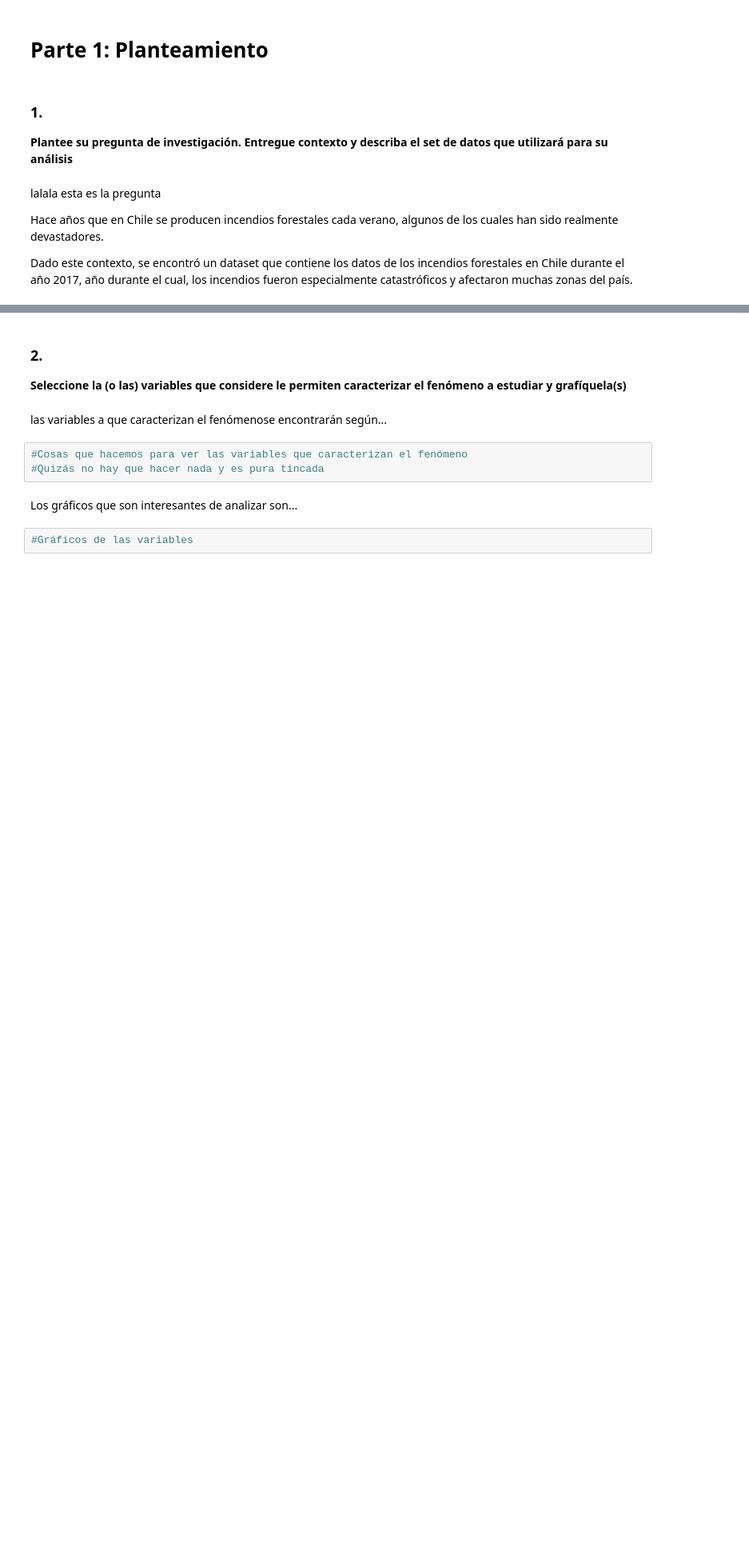
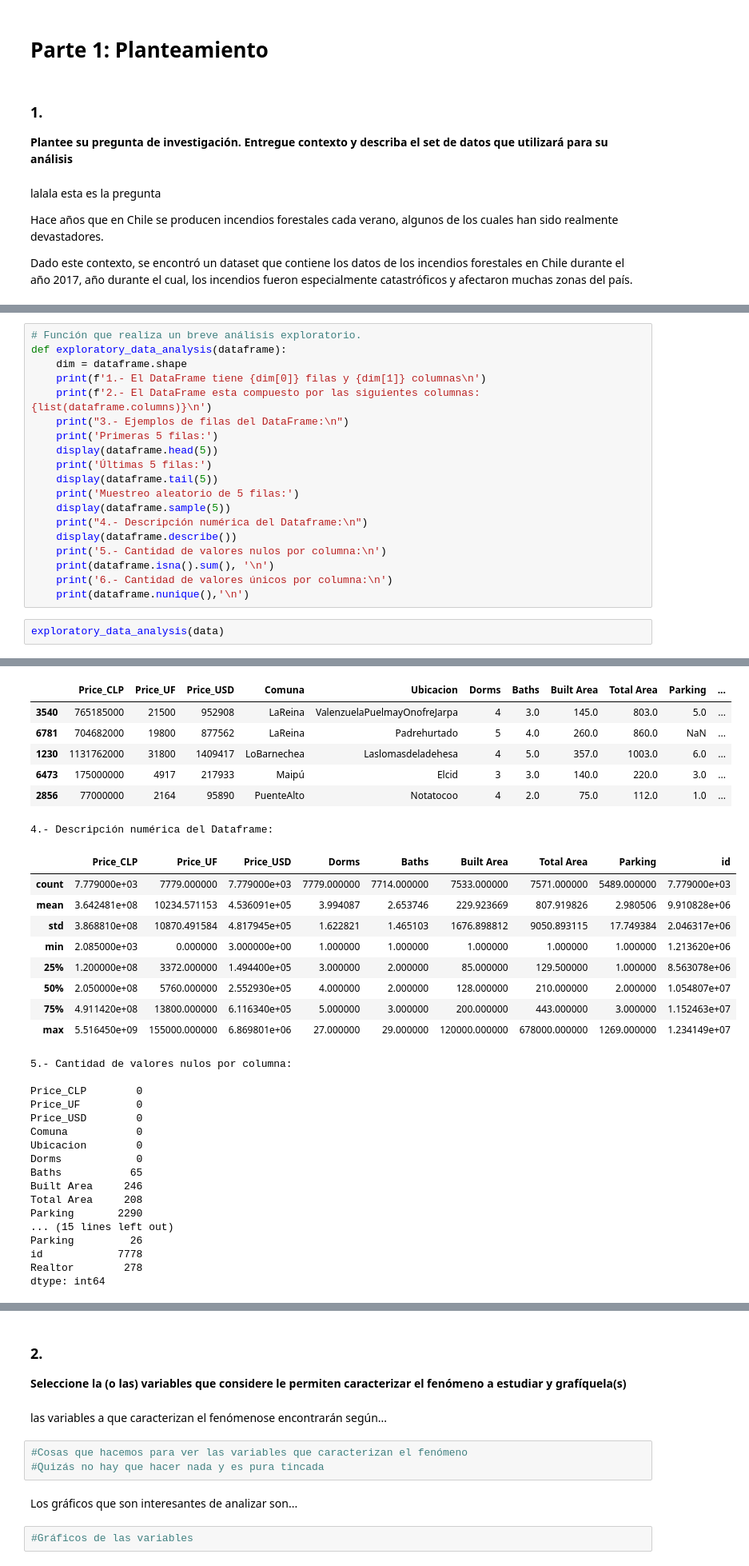
Before and after one commit to mvarasg/MDS7101-Estadistica, a Jupyter notebook: Tareas/T1/Tarea 1 Estadística.ipynb, the cells around one changed output, grey strips where cells are left out. Shown at 80% size. Drawn from its saved outputs; the diff is of its cells as text; blank space fills up the shorter version.

```diff
--- a/Tareas/T1/Tarea 1 Estadística.ipynb
+++ b/Tareas/T1/Tarea 1 Estadística.ipynb
@@ -49,0 +69,22 @@ data.head()
+# %%
+# Función que realiza un breve análisis exploratorio.
+def exploratory_data_analysis(dataframe):
+    dim = dataframe.shape
+    print(f'1.- El DataFrame tiene {dim[0]} filas y {dim[1]} columnas\n')
+    print(f'2.- El DataFrame esta compuesto por las siguientes columnas: {list(dataframe.columns)}\n')
+    print("3.- Ejemplos de filas del DataFrame:\n")
+    print('Primeras 5 filas:')
+    display(dataframe.head(5))
+    print('Últimas 5 filas:')
+    display(dataframe.tail(5))
+    print('Muestreo aleatorio de 5 filas:')
+    display(dataframe.sample(5))
+    print("4.- Descripción numérica del Dataframe:\n")
+    display(dataframe.describe())
+    print('5.- Cantidad de valores nulos por columna:\n')
+    print(dataframe.isna().sum(), '\n')
+    print('6.- Cantidad de valores únicos por columna:\n')
+    print(dataframe.nunique(),'\n')
+# %%
+exploratory_data_analysis(data)
+# %% [output]
@@ -49,0 +112,33 @@ data.head()
+|  | Price_CLP | Price_UF | Price_USD | Comuna | Ubicacion | Dorms | Baths | Built Area | Total Area | Parking | ... |
+| 3540 | 765185000 | 21500 | 952908 | LaReina | ValenzuelaPuelmayOnofreJarpa | 4 | 3.0 | 145.0 | 803.0 | 5.0 | ... |
+| 6781 | 704682000 | 19800 | 877562 | LaReina | Padrehurtado | 5 | 4.0 | 260.0 | 860.0 | NaN | ... |
+| 1230 | 1131762000 | 31800 | 1409417 | LoBarnechea | Laslomasdeladehesa | 4 | 5.0 | 357.0 | 1003.0 | 6.0 | ... |
+| 6473 | 175000000 | 4917 | 217933 | Maipú | Elcid | 3 | 3.0 | 140.0 | 220.0 | 3.0 | ... |
+| 2856 | 77000000 | 2164 | 95890 | PuenteAlto | Notatocoo | 4 | 2.0 | 75.0 | 112.0 | 1.0 | ... |
+4.- Descripción numérica del Dataframe:
+|  | Price_CLP | Price_UF | Price_USD | Dorms | Baths | Built Area | Total Area | Parking | id |
+| count | 7.779000e+03 | 7779.000000 | 7.779000e+03 | 7779.000000 | 7714.000000 | 7533.000000 | 7571.000000 | 5489.000000 | 7.779000e+03 |
+| mean | 3.642481e+08 | 10234.571153 | 4.536091e+05 | 3.994087 | 2.653746 | 229.923669 | 807.919826 | 2.980506 | 9.910828e+06 |
+| std | 3.868810e+08 | 10870.491584 | 4.817945e+05 | 1.622821 | 1.465103 | 1676.898812 | 9050.893115 | 17.749384 | 2.046317e+06 |
+| min | 2.085000e+03 | 0.000000 | 3.000000e+00 | 1.000000 | 1.000000 | 1.000000 | 1.000000 | 1.000000 | 1.213620e+06 |
+| 25% | 1.200000e+08 | 3372.000000 | 1.494400e+05 | 3.000000 | 2.000000 | 85.000000 | 129.500000 | 1.000000 | 8.563078e+06 |
+| 50% | 2.050000e+08 | 5760.000000 | 2.552930e+05 | 4.000000 | 2.000000 | 128.000000 | 210.000000 | 2.000000 | 1.054807e+07 |
+| 75% | 4.911420e+08 | 13800.000000 | 6.116340e+05 | 5.000000 | 3.000000 | 200.000000 | 443.000000 | 3.000000 | 1.152463e+07 |
+| max | 5.516450e+09 | 155000.000000 | 6.869801e+06 | 27.000000 | 29.000000 | 120000.000000 | 678000.000000 | 1269.000000 | 1.234149e+07 |
+5.- Cantidad de valores nulos por columna:
+
+Price_CLP        0
+Price_UF         0
+Price_USD        0
+Comuna           0
+Ubicacion        0
+Dorms            0
+Baths           65
+Built Area     246
+Total Area     208
+Parking       2290
+... (15 lines left out)
+Parking         26
+id            7778
+Realtor        278
+dtype: int64
```
Also changed, not shown: parts of 13 cells of this notebook, 2 other files.
